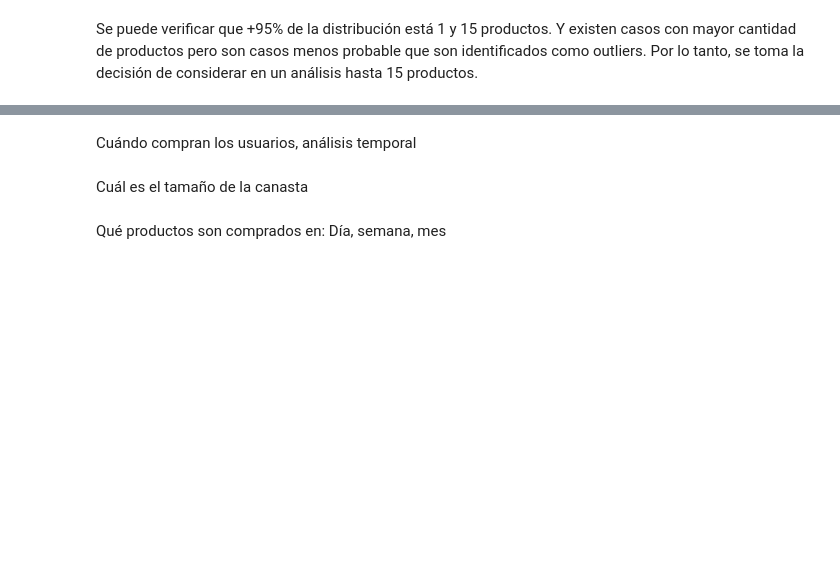
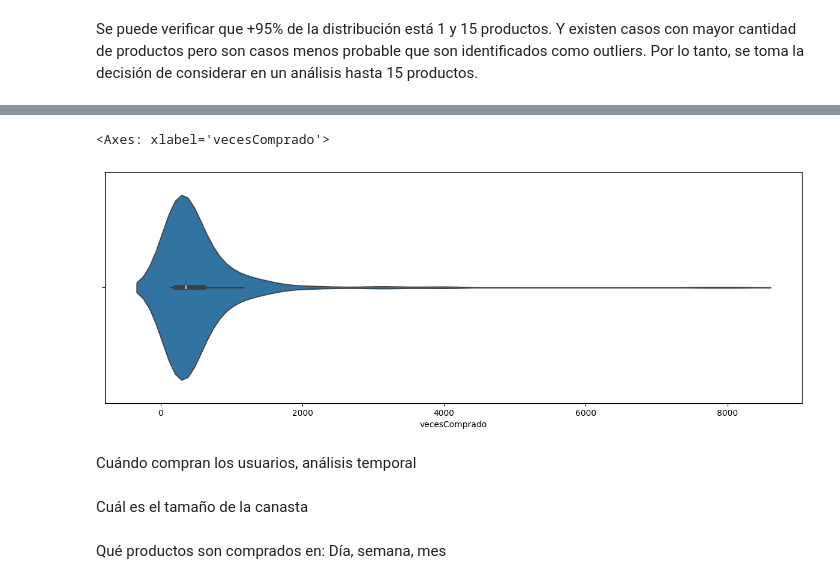
Before and after one commit to darwin1k/MiniMarket, a Jupyter notebook: EdaInitial.ipynb, the cells around one changed output, grey strips where cells are left out. Drawn from its saved outputs; the diff is of its cells as text; code cells hidden in the pictures; blank space fills up the shorter version.

```diff
--- a/EdaInitial.ipynb
+++ b/EdaInitial.ipynb
@@ -262,0 +245,16 @@ Productos más vendidos
+# %%
+import datetime as dt
+from datetime import timedelta
+"""
+Función que permite calcular la cantidad de semanas en los datos analizados
+devuelve el n° de semanas
+"""
+
+
+def semanas_ventas(data_ventas):
+    datos = data_ventas['MovFch']
+    fecha_inicio =  min(datos)
+    fecha_final = max(datos)
+    fecha_inicio, fecha_final
+    total_dias = (fecha_final- fecha_inicio)/timedelta(days=1)
+    return round(total_dias/7)
@@ -263,3 +402,17 @@ Productos más vendidos
+# %%
+"""
+Visualizacion de los productos vendidos ordenador
+"""
+figura_tamaño = (15,5)
+y= productos_agrupados['vecesComprado']
+fig , ax = plt.subplots(1,1, figsize= figura_tamaño)
+
+
+#sns.histplot(y, bins=200, linewidth=0.5, edgecolor="white", color='blue', kde=True, ax=ax)
+sns.violinplot(data=productos_agrupados, x="vecesComprado", ax=ax)
+# %% [output]
+<Axes: xlabel='vecesComprado'>
+[figure, added]
 # %% [markdown]
 Cuándo compran los usuarios, análisis temporal
 # %% [markdown]
```
Also changed, not shown: parts of 8 cells of this notebook.
